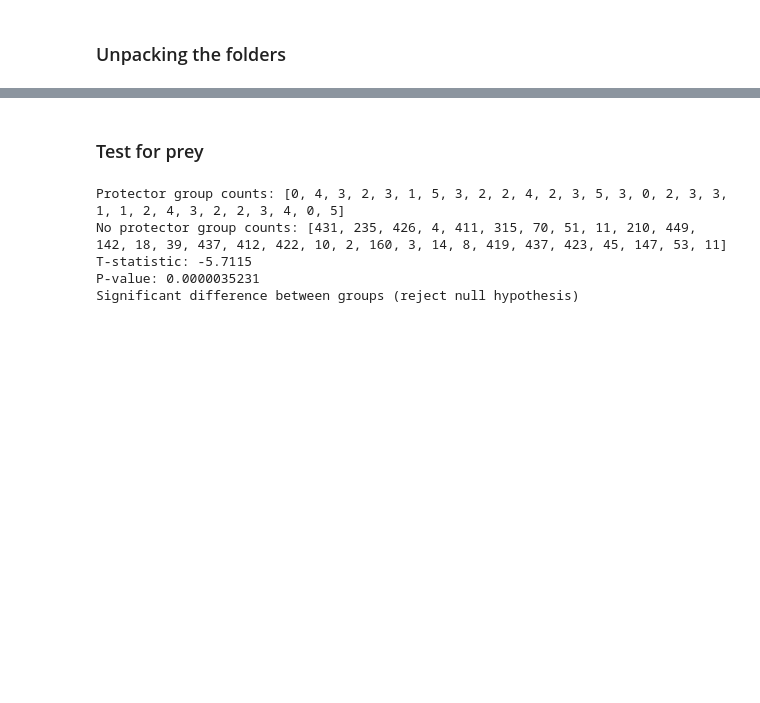
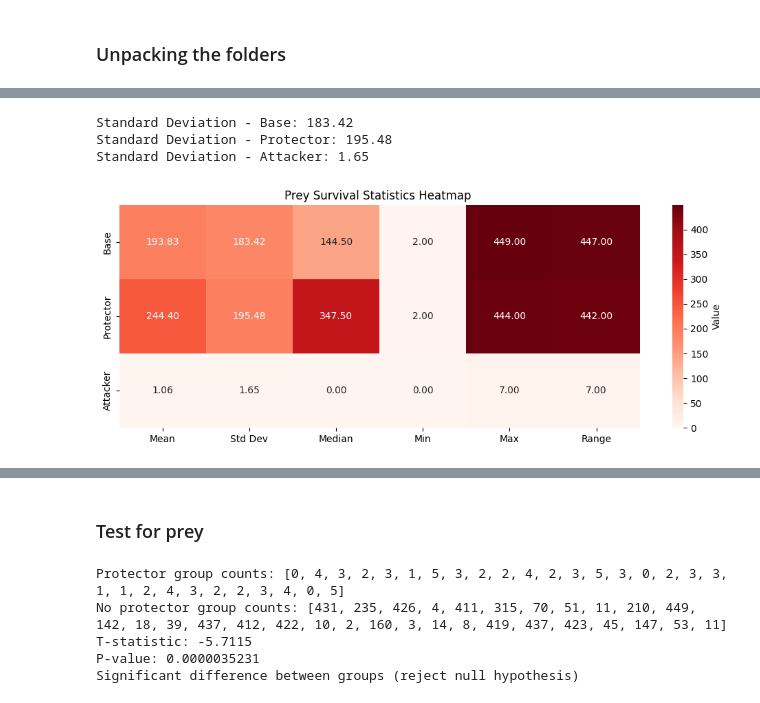
Before and after one commit to sybemelsert/collective-intelligence, a Jupyter notebook: Assignment_2/Stat_test.ipynb, the cells around one changed output, grey strips where cells are left out. Drawn from its saved outputs; the diff is of its cells as text; code cells hidden in the pictures; blank space fills up the shorter version.

```diff
--- a/Assignment_2/Stat_test.ipynb
+++ b/Assignment_2/Stat_test.ipynb
@@ -6,3 +208,63 @@ test = "ATTACKER"
+# %%
+import numpy as np
+
+# Final prey survivor counts from your runs
+prey_base = [315, 4, 426, 2, 160, 147, 422, 412, 14, 431, 51, 142, 18, 449, 437, 70, 423, 53, 10, 11, 210, 235, 419, 411, 11, 8, 437, 39, 45, 3]
+prey_protector = [21, 66, 439, 36, 25, 444, 20, 113, 429, 427, 433, 432, 2, 435, 8, 29, 432, 435, 429, 54, 351, 37, 23, 437, 67, 425, 77, 430, 432, 344]
+prey_attacker = [0, 7, 2, 0, 0, 1, 5, 3, 1, 0, 0, 0, 0, 0, 1, 1, 0, 1, 0, 0, 0, 3, 2, 0, 0, 2, 0, 0, 2, 2, 0]
+
+# Calculate standard deviations
+std_base = np.std(prey_base, ddof=1)
+std_protector = np.std(prey_protector, ddof=1)
+std_attacker = np.std(prey_attacker, ddof=1)
+
+print(f"Standard Deviation - Base: {std_base:.2f}")
+print(f"Standard Deviation - Protector: {std_protector:.2f}")
+print(f"Standard Deviation - Attacker: {std_attacker:.2f}")
+# %% [output]
+Standard Deviation - Base: 183.42
+Standard Deviation - Protector: 195.48
+Standard Deviation - Attacker: 1.65
+# %%
+
+
+import numpy as np
+import pandas as pd
+import seaborn as sns
+import matplotlib.pyplot as plt
+
+prey_base = [315, 4, 426, 2, 160, 147, 422, 412, 14, 431, 51, 142, 18, 449, 437, 70, 423, 53, 10, 11, 210, 235, 419, 411, 11, 8, 437, 39, 45, 3]
+prey_protector = [21, 66, 439, 36, 25, 444, 20, 113, 429, 427, 433, 432, 2, 435, 8, 29, 432, 435, 429, 54, 351, 37, 23, 437, 67, 425, 77, 430, 432, 344]
+prey_attacker = [0, 7, 2, 0, 0, 1, 5, 3, 1, 0, 0, 0, 0, 0, 1, 1, 0, 1, 0, 0, 0, 3, 2, 0, 0, 2, 0, 0, 2, 2, 0]
+
+stats_df = pd.DataFrame({
+    'Mean': [np.mean(prey_base), np.mean(prey_protector), np.mean(prey_attacker)],
+    'Std Dev': [np.std(prey_base, ddof=1), np.std(prey_protector, ddof=1), np.std(prey_attacker, ddof=1)],
+    'Median': [np.median(prey_base), np.median(prey_protector), np.median(prey_attacker)],
+    'Min': [np.min(prey_base), np.min(prey_protector), np.min(prey_attacker)],
+    'Max': [np.max(prey_base), np.max(prey_protector), np.max(prey_attacker)],
+    'Range': [np.ptp(prey_base), np.ptp(prey_protector), np.ptp(prey_attacker)]
+}, index=['Base', 'Protector', 'Attacker'])
+
+plt.figure(figsize=(10, 4))
+
+# Use actual stats_df for both values and color
+ax = sns.heatmap(
+    stats_df,
+    annot=stats_df.round(2),
+    fmt='.2f',
+    cmap='Reds',
+    cbar_kws={'label': 'Value'}
+)
+
+ax.set_xlabel('')
+ax.set_ylabel('')
+ax.set_title('Prey Survival Statistics Heatmap ')
+
+plt.tight_layout()
+plt.show()
+# %% [output]
+[figure, added]
 # %%
 import os
 import pandas as pd
```
Also changed, not shown: parts of 6 cells of this notebook, 1 other file.
